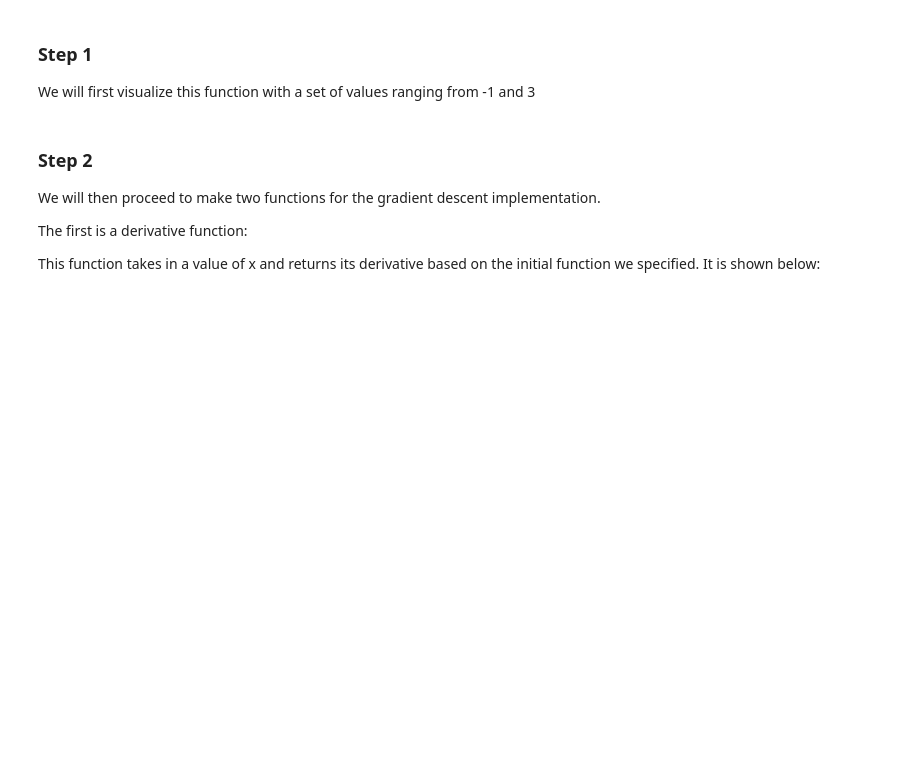
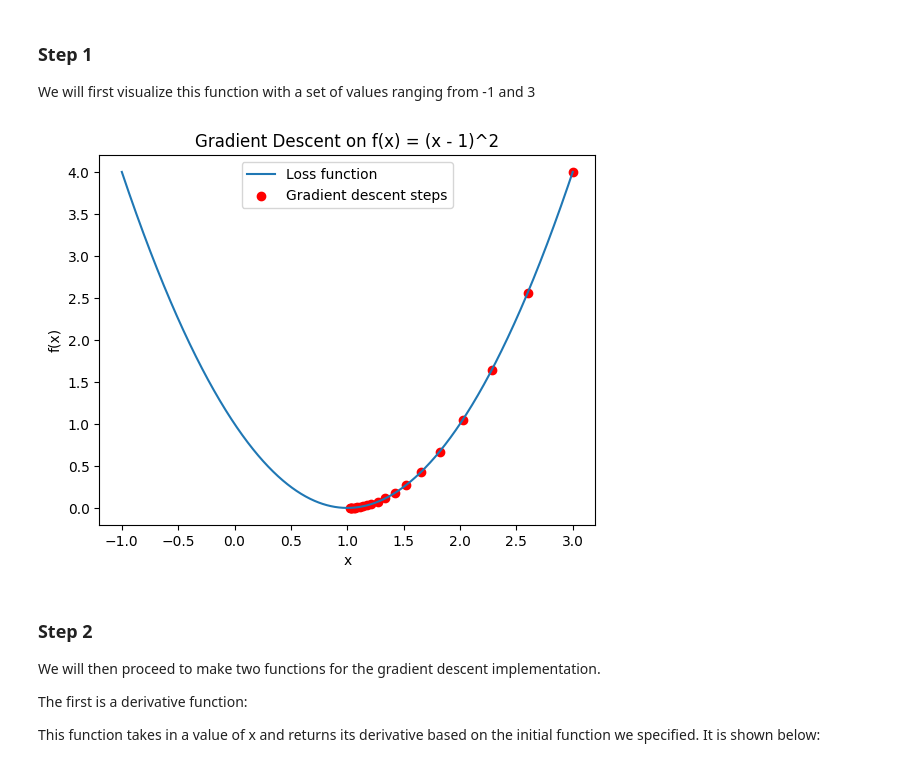
Before and after one commit to timoajayi/ds-gradient-descent, a Jupyter notebook: 3_Gradient_Descent_Codealong.ipynb, the cells around one changed output. Drawn from its saved outputs; the diff is of its cells as text; code cells hidden in the pictures; blank space fills up the shorter version.

Commit message:
work on gradient descent

```diff
--- a/3_Gradient_Descent_Codealong.ipynb
+++ b/3_Gradient_Descent_Codealong.ipynb
@@ -37,14 +37,49 @@ We will first visualize this function with a set of values ranging from -1 and 3
 # creating the function and plotting it
 
 def function(x):
-    y = ...
+    y = (x - 1) ** 2
     return y
 
+def gradient(x):
+    return 2 * (x - 1)
 
 # Get 1000 evenly spaced numbers between -1 and 3
-x = ...
+# Gradient descent settings
+learning_rate = 0.1
+iterations = 20
+
+# Starting point (random guess)
+x_current = 3.0
+
+# Store steps for plotting
+x_history = [x_current]
+y_history = [function(x_current)]
+
+for i in range(iterations):
+    grad = gradient(x_current)
+    x_current = x_current - learning_rate * grad
+
+    x_history.append(x_current)
+    y_history.append(function(x_current))
 
 # Plot the curve
+# %%
+import numpy as np
+import matplotlib.pyplot as plt
+
+# Plot the function
+x = np.linspace(-1, 3, 1000)
+y = function(x)
+
+plt.plot(x, y, label="Loss function")
+plt.scatter(x_history, y_history, color="red", label="Gradient descent steps")
+plt.xlabel("x")
+plt.ylabel("f(x)")
+plt.title("Gradient Descent on f(x) = (x - 1)^2")
+plt.legend()
+plt.show()
+# %% [output]
+[figure, added]
 # %% [markdown]
 ### Step 2
 
```
Also changed, not shown: parts of 5 cells of this notebook, 3 other files.
